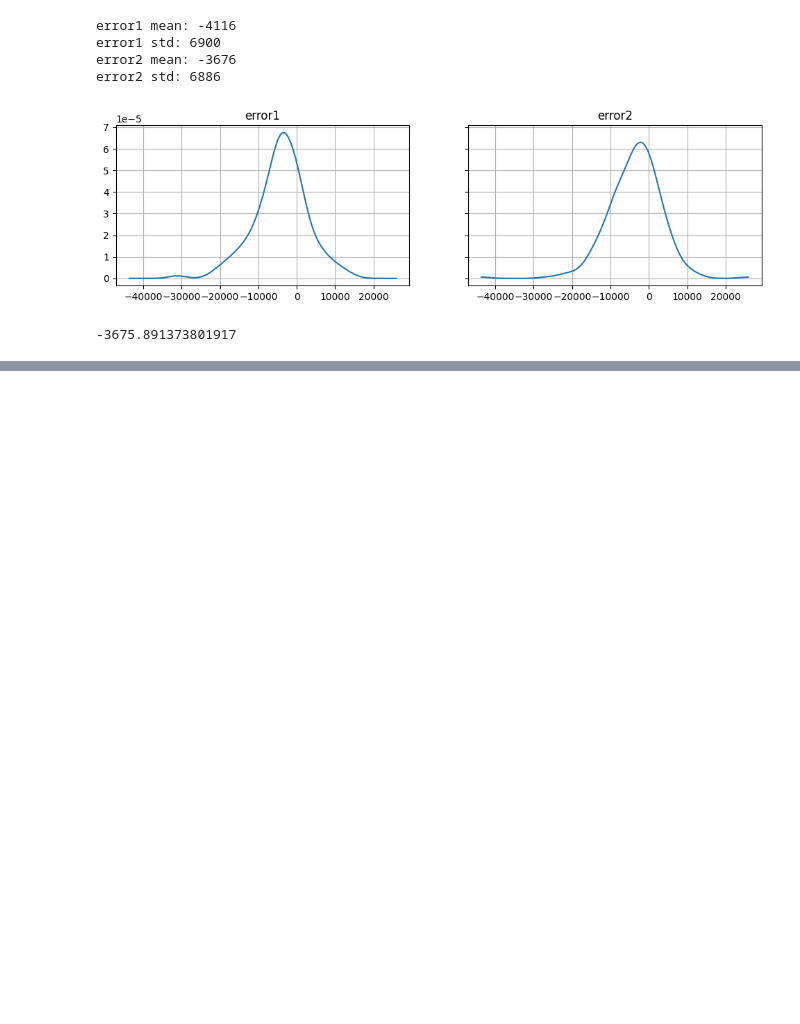
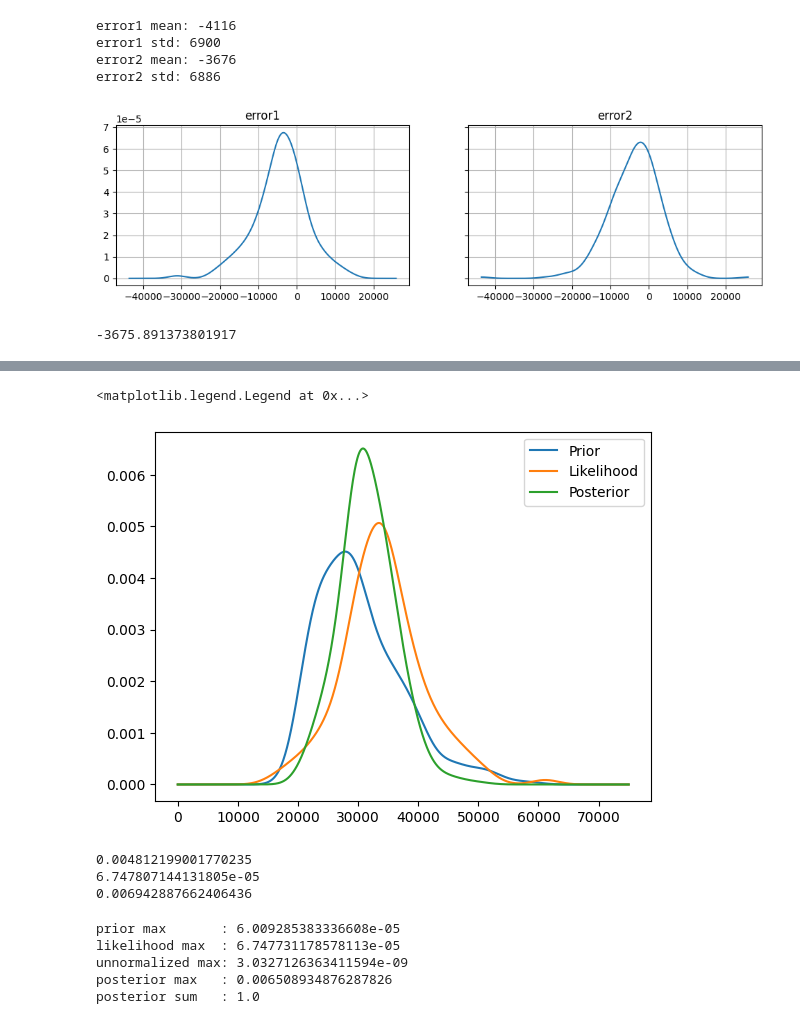
Before and after one commit to HiroshiATakano/ThinkBayes, a Jupyter notebook: 6. 決定分析.ipynb, the cells around one changed output, grey strips where cells are left out. Cells and saved outputs as stored; diff of their text form; code cells hidden in the pictures; blank space fills up the shorter version.

```diff
--- a/6. 決定分析.ipynb
+++ b/6. 決定分析.ipynb
@@ -301,0 +325,42 @@ plt.plot(prices, likelihood)
+# %%
+prior = kde1(xs)
+prior = prior / prior.sum()
+
+posterior = prior * likelihood
+posterior /= posterior.sum()
+# %%
+plt.plot(xs, prior, label="Prior")
+plt.plot(xs, likelihood_scaled, label="Likelihood")
+plt.plot(xs, posterior, label="Posterior")
+plt.legend()
+# %% [output]
+<matplotlib.legend.Legend at 0x...>
+[figure, added]
+# %%
+print(prior.max())
+print(likelihood.max())
+print(posterior.max())
+# %% [output]
+0.004812199001770235
+6.747807144131805e-05
+0.006942887662406436
+# %%
+prior = kde_price(xs)
+
+likelihood = kde_error(guess - xs)
+
+unnormalized = prior * likelihood
+
+posterior = unnormalized / unnormalized.sum()
+
+print("prior max       :", prior.max())
+print("likelihood max  :", likelihood.max())
+print("unnormalized max:", unnormalized.max())
+print("posterior max   :", posterior.max())
+print("posterior sum   :", posterior.sum())
+# %% [output]
+prior max       : 6.009285383336608e-05
+likelihood max  : 6.747731178578113e-05
+unnormalized max: 3.0327126363411594e-09
+posterior max   : 0.006508934876287826
+posterior sum   : 1.0
```
Also changed, not shown: parts of 6 cells of this notebook, 16 other files.
